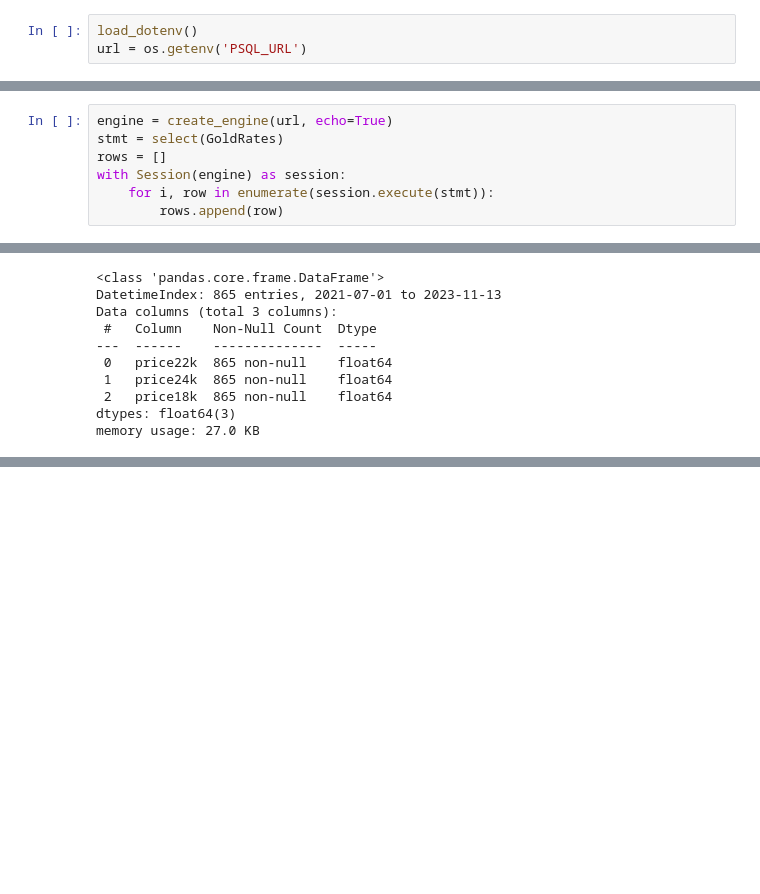
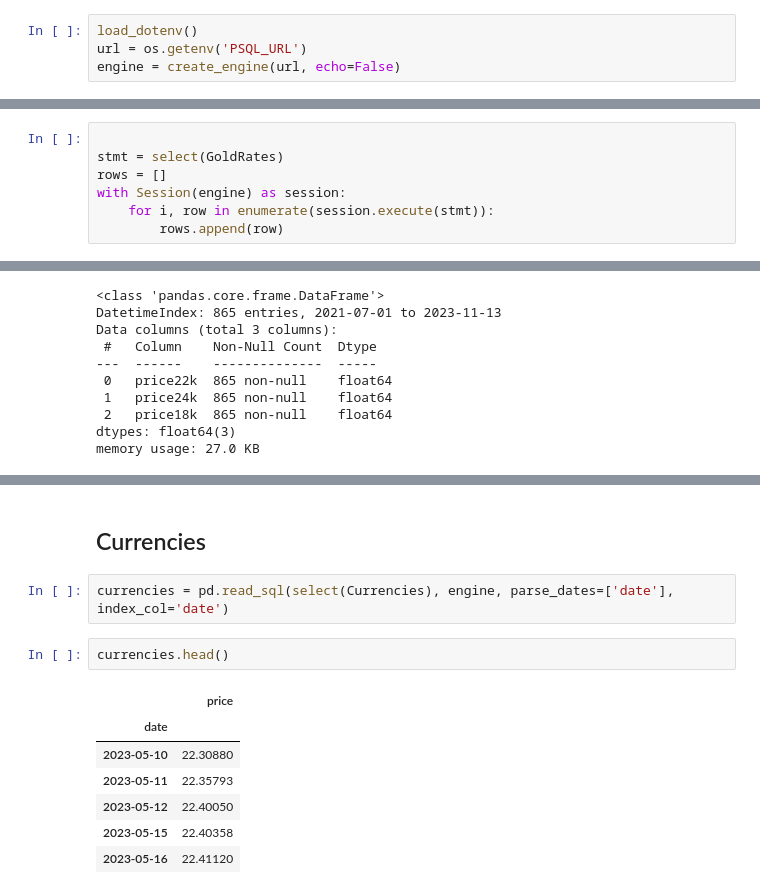
Before and after one commit to masterbatcoderman10/goldDash, a Jupyter notebook: testing_plots.ipynb, the cells around one changed output, grey strips where cells are left out. Saved outputs shown, nothing was run; the diff lists cells and outputs as text; blank space fills up the shorter version.

```diff
--- a/testing_plots.ipynb
+++ b/testing_plots.ipynb
@@ -13,10 +14,11 @@ from dotenv import load_dotenv
 # %%
 load_dotenv()
 url = os.getenv('PSQL_URL')
+engine = create_engine(url, echo=False)
 # %% [markdown]
 ### Method 1: Manual Way
 # %%
-engine = create_engine(url, echo=True)
+
 stmt = select(GoldRates)
 rows = []
 with Session(engine) as session:
@@ -87,0 +137,14 @@ memory usage: 27.0 KB
+# %% [markdown]
+## Currencies
+# %%
+currencies = pd.read_sql(select(Currencies), engine, parse_dates=['date'], index_col='date')
+# %%
+currencies.head()
+# %% [output]
+|  | price |
+| date |  |
+| 2023-05-10 | 22.30880 |
+| 2023-05-11 | 22.35793 |
+| 2023-05-12 | 22.40050 |
+| 2023-05-15 | 22.40358 |
+| 2023-05-16 | 22.41120 |
```
Also changed, not shown: parts of 8 cells of this notebook, 1 other file.
